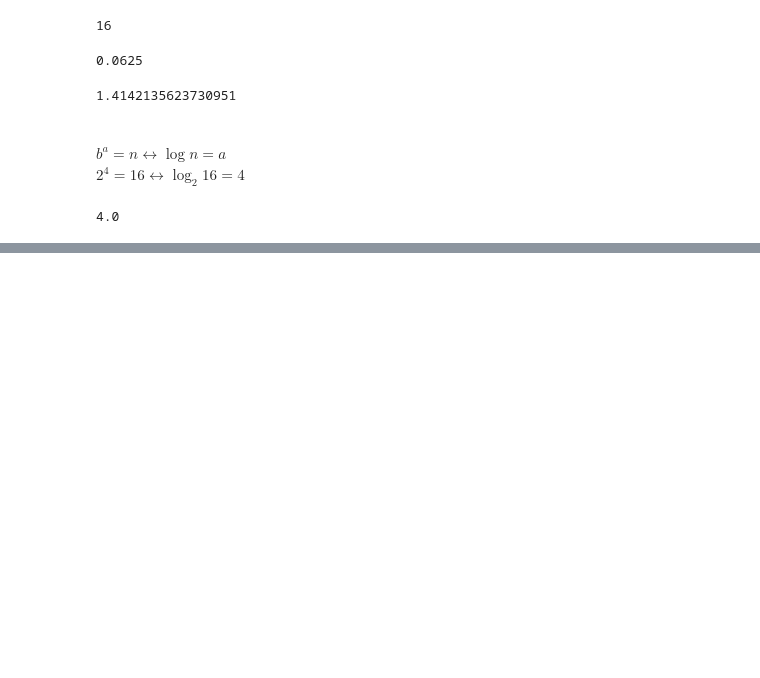
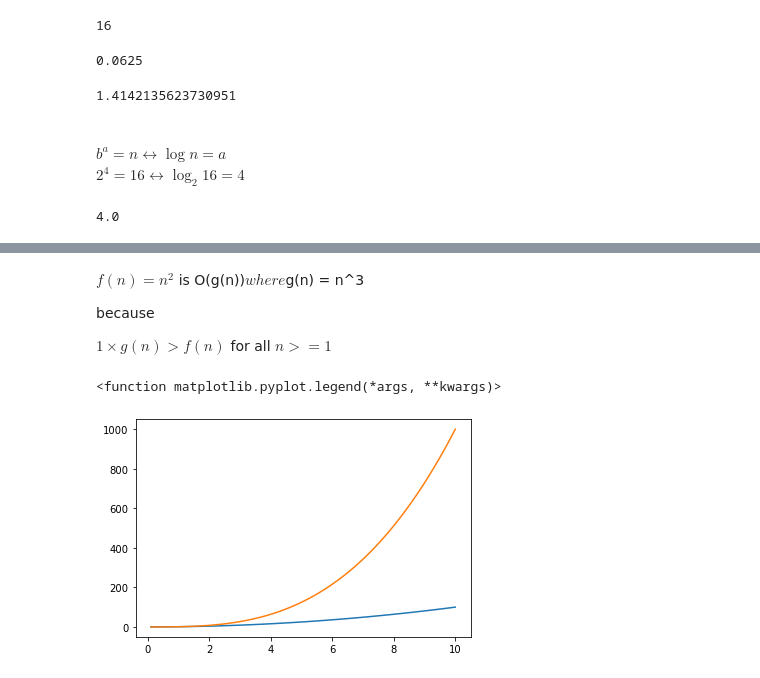
Before and after one commit to adamdalton155/GraphTheory, a Jupyter notebook: Week7/Exponents and logs.ipynb, the cells around one changed output, grey strips where cells are left out. Cells and saved outputs as stored; diff of their text form; code cells hidden in the pictures; blank space fills up the shorter version.

```diff
--- a/Week7/Exponents and logs.ipynb
+++ b/Week7/Exponents and logs.ipynb
@@ -34,0 +54,16 @@ math.log(16,2)
+# %% [markdown]
+
+$f(n) = n^2 $ is O(g(n))$ where $g(n) = n^3
+
+because
+
+$ 1 \times g(n) > f(n) $ for all $n >= 1$
+# %%
+n = np.arange(0.1, 10.1, 0.1)
+plt.plot(n, n**2, label='$n^2$')
+plt.plot(n, n**3, label='$n^3$')
+
+plt.legend
+# %% [output]
+<function matplotlib.pyplot.legend(*args, **kwargs)>
+[figure, added]
```
Also changed, not shown: parts of 7 cells of this notebook.
